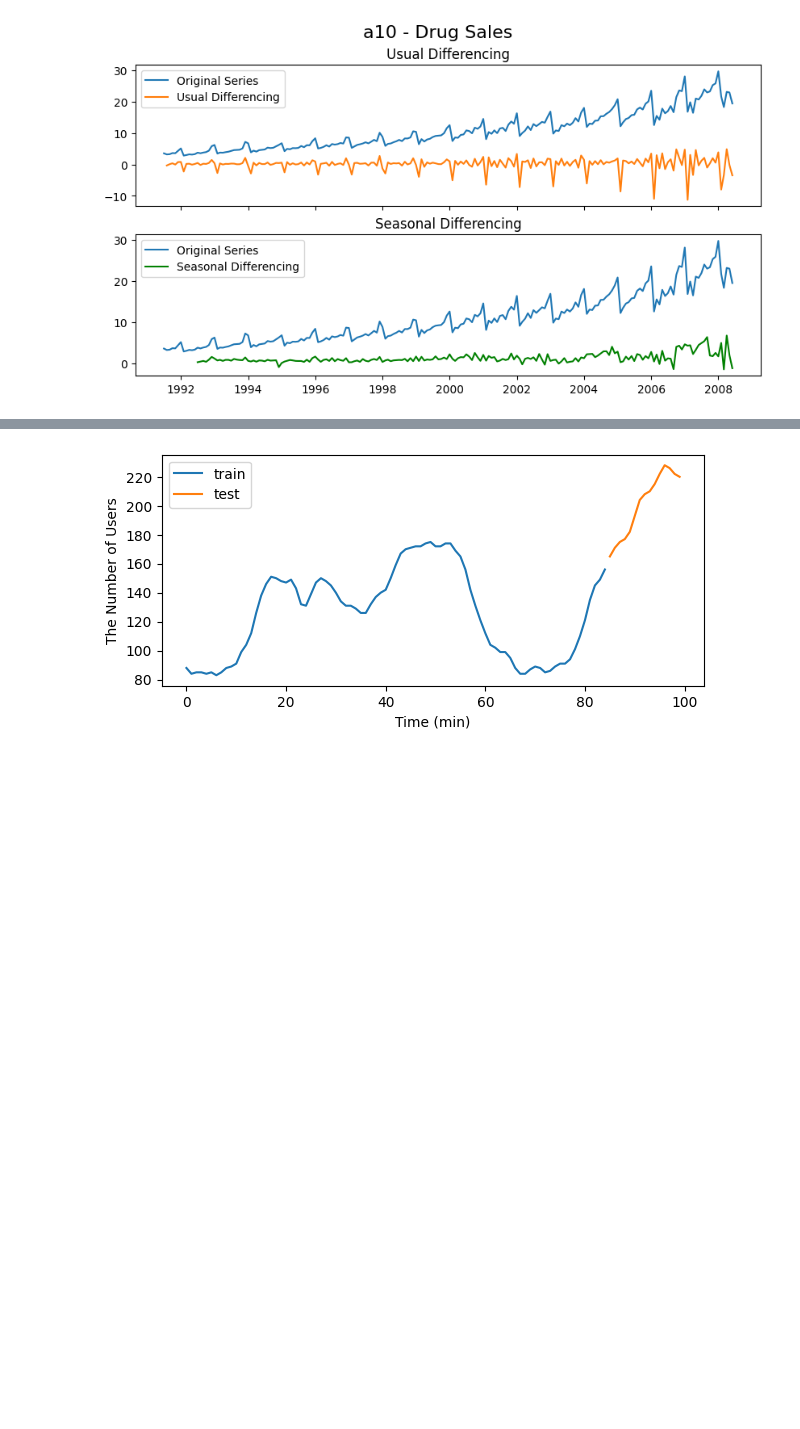
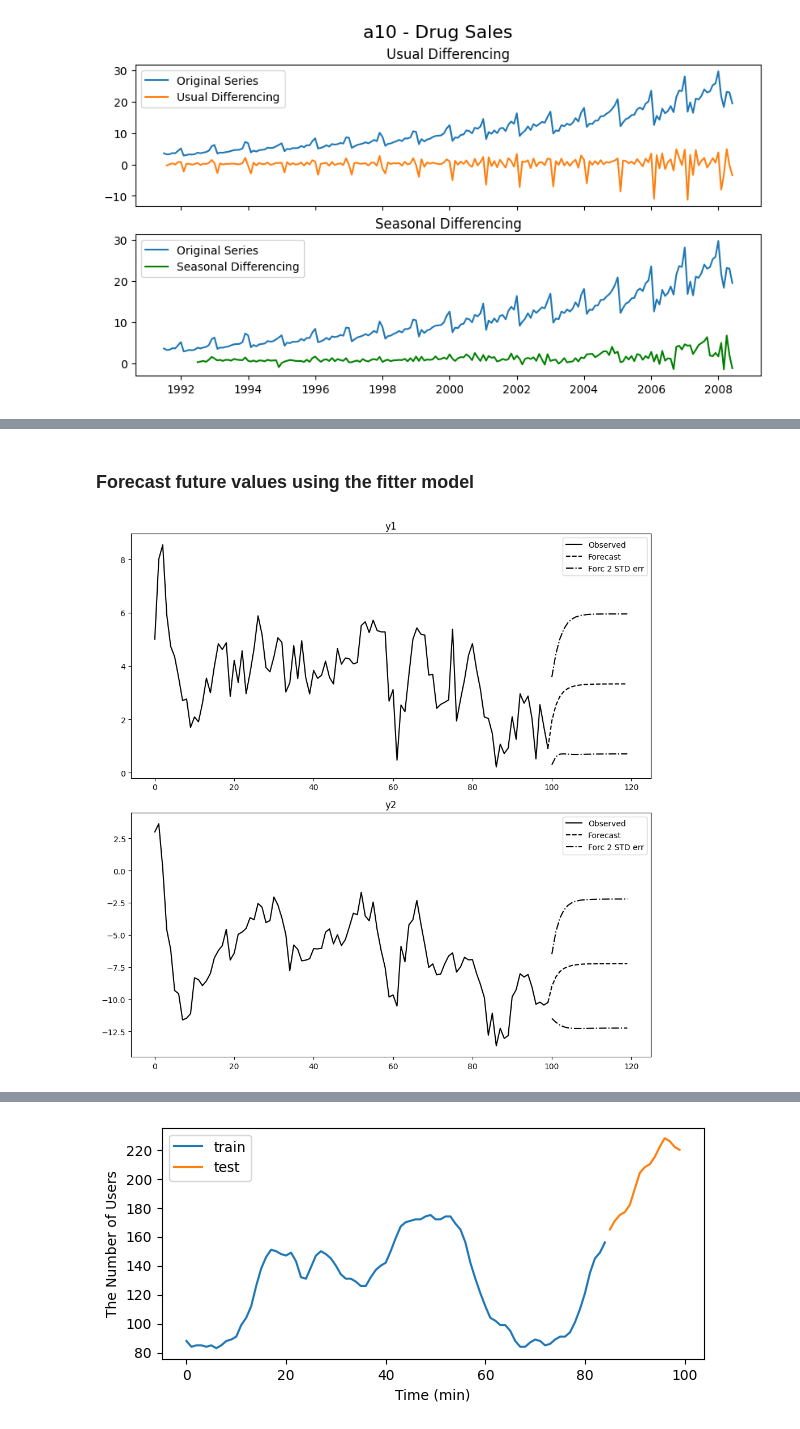
Before and after one commit to snuhcs/ds11-time-series, a Jupyter notebook: Solutions/Lecture 2 - Linear Models.ipynb, the cells around one changed output, grey strips where cells are left out. Drawn from its saved outputs; the diff is of its cells as text; code cells hidden in the pictures; blank space fills up the shorter version.

```diff
--- a/Solutions/Lecture 2 - Linear Models.ipynb
+++ b/Solutions/Lecture 2 - Linear Models.ipynb
@@ -423,0 +535,10 @@ plt.show()
+# %%
+# simulate VAR model
+intercept = np.array([5, 3])
+coefs = np.array([[[0.2, 0.3], [-0.6, 1.1]]])
+sigma_u = np.array([[1, 0.8],[0.8, 2]])
+
+simul_values = statsmodels.tsa.vector_ar.util.varsim(coefs, intercept, sigma_u, steps=100, seed = 1)
+
+# fit the VAR model
+fit = sm.tsa.VAR(simul_values).fit()
@@ -423,0 +590,11 @@ plt.show()
+# %% [markdown]
+### Forecast future values using the fitter model
+# %%
+forecast_num = 20
+pred_var = fit.forecast(fit.model.endog[-1:], steps=forecast_num)
+pred_var_ci = fit.forecast_interval(fit.model.endog[-1:], steps=forecast_num)
+fit.plot_forecast(forecast_num)
+plt.tight_layout()
+plt.show()
+# %% [output]
+[figure, added]
```
Also changed, not shown: parts of 50 cells of this notebook, 1 other file.
